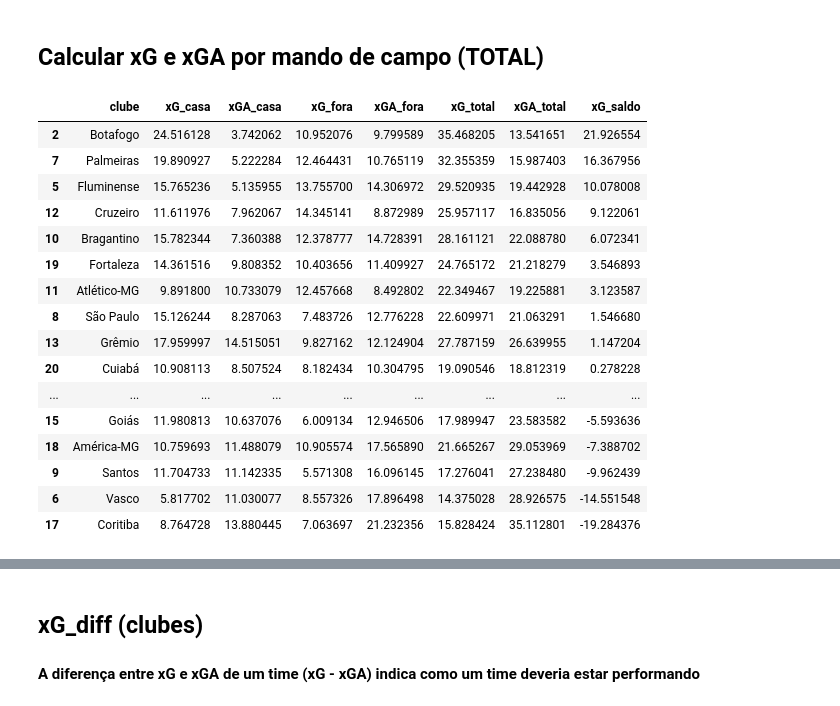
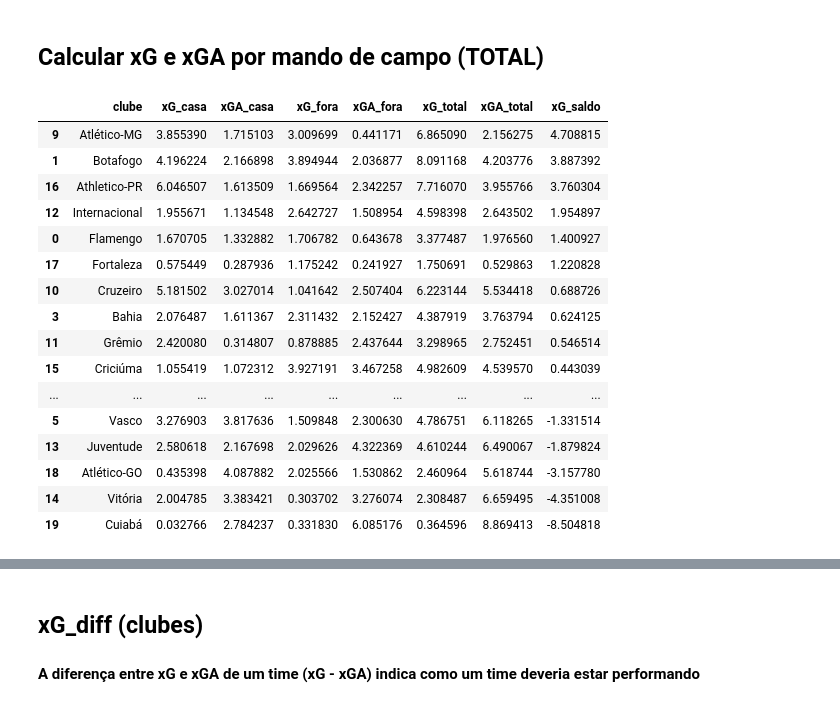
Before and after one commit to patalanov/gm-ml, a Jupyter notebook: xG_v3.ipynb, the cells around one changed output, grey strips where cells are left out. Drawn from its saved outputs; the diff is of its cells as text; code cells hidden in the pictures.

```diff
--- a/xG_v3.ipynb
+++ b/xG_v3.ipynb
@@ -333,11 +366,11 @@ print(set(df_finalizacoes[df_finalizacoes['Torneio']=='Brasileiro']['Edicao']))
 # %%
 #plot_violin_plot(df_finalizacoes)
 # %%
-# removendo linhas com valores ausentes
-df_finalizacoes = df_finalizacoes.dropna()
-#df = df.drop(columns = ['x','y','Center_dis'])
+# # removendo linhas com valores ausentes
+# df_finalizacoes = df_finalizacoes.dropna()
+# #df = df.drop(columns = ['x','y','Center_dis'])
 
-#convertendo as colunas 'header' e 'Goal' para valores numéricos
-df_finalizacoes['header'] = pd.to_numeric(df_finalizacoes['header'])
-df_finalizacoes['Goal'] = pd.to_numeric(df_finalizacoes['Goal'])
+# #convertendo as colunas 'header' e 'Goal' para valores numéricos
+# df_finalizacoes['header'] = pd.to_numeric(df_finalizacoes['header'])
+# df_finalizacoes['Goal'] = pd.to_numeric(df_finalizacoes['Goal'])
 # %%
@@ -748,17 +781,17 @@ Outra vantagem da curva ROC é que se optássemos por usar outras técnicas de c
 - Ângulo
 - Cabeçada
 # %%
-train_5 = df_finalizacoes[['Goal','Metros','xG_angle_degrees','xG_vertical_angle_degrees','ContraAtaque','header']].copy()
-x_train_5, x_test_5, y_train_5, y_test_5 = train_test_split(train_5.drop('Goal',axis=1),
-                                                    train_5['Goal'], test_size=0.20,
-                                                    random_state=10)
+# train_5 = df_finalizacoes[['Goal','Metros','xG_angle_degrees','xG_vertical_angle_degrees','ContraAtaque','header']].copy()
+# x_train_5, x_test_5, y_train_5, y_test_5 = train_test_split(train_5.drop('Goal',axis=1),
+#                                                     train_5['Goal'], test_size=0.20,
+#                                                     random_state=10)
 
-lgm_5 = LogisticRegression(fit_intercept=False,solver='lbfgs')
-lgm_5.fit(x_train_5,y_train_5)
+# lgm_5 = LogisticRegression(fit_intercept=False,solver='lbfgs')
+# lgm_5.fit(x_train_5,y_train_5)
 
-y_pred = lgm_5.predict_proba(x_test_5)[:,1]
-y_hat = lgm_5.predict_proba(train_5.drop('Goal',axis=1))[:,1]
-y_hat.shape
+# y_pred = lgm_5.predict_proba(x_test_5)[:,1]
+# y_hat = lgm_5.predict_proba(train_5.drop('Goal',axis=1))[:,1]
+# y_hat.shape
 # %% [output]
 (956,)
 # %% [markdown]
@@ -1185,5 +1218,5 @@ df_geral = xgboost_xG(df=df_finalizacoes)
 #df_geral = logistic_regression_xG(df=df_finalizacoes)
 
 # filtrar apenas lances do campeonato brasileiro
-df_brasileiro = df_geral.loc[(df_finalizacoes['Torneio']=='Brasileiro')&(df_finalizacoes['Edicao']==2023)]
+df_brasileiro = df_geral.loc[(df_finalizacoes['Torneio']=='Brasileiro')&(df_finalizacoes['Edicao']==2024)]
 # %% [output]
@@ -1243,0 +1320,6 @@ df_cartola = pd.read_csv(file_name, compression='gzip', low_memory=False)
+# %%
+from calls import get_equipes_sde
+
+_, clubes_e_ids, _ = get_equipes_sde(2024)
+times_dict = clubes_e_ids
+times_dict_r = {v:k for k, v in times_dict.items()}
@@ -1838,38 +1990,42 @@ df_xg_mando.dropna()
 # %%
 # obter dataframes desejados para xG e xGA, por mando
 xG_mandante_total, xGA_mandante_total, xG_visitante_total, xGA_visitante_total = goals_expected_and_allowed_total(df_brasileiro, metric='xG')
 # aglutinar dataframes
 frames_total = [xG_mandante_total, xGA_mandante_total, xG_visitante_total, xGA_visitante_total]
 # concatená-lo num único dataframe
 df_xg_mando_total = pd.concat(frames_total)
 # agrupar por equipe
 df_xg_mando_total = df_xg_mando_total.groupby('clube_id')[['xG_casa','xGA_casa','xG_fora', 'xGA_fora']].first().reset_index()
 # trazer nomes equipes
 df_xg_mando_total['clube'] = df_xg_mando_total['clube_id'].map(times_dict_r)
 # ordem des ejada das coluas
 df_xg_mando_total = df_xg_mando_total[['clube', 'xG_casa', 'xGA_casa', 'xG_fora', 'xGA_fora']]
+
+df_xg_mando_total = df_xg_mando_total.fillna(0)
+
 # obter totais
 df_xg_mando_total['xG_total'] = df_xg_mando_total['xG_casa'] + df_xg_mando_total['xG_fora']
 df_xg_mando_total['xGA_total'] = df_xg_mando_total['xGA_casa'] + df_xg_mando_total['xGA_fora']
 df_xg_mando_total['xG_saldo'] = df_xg_mando_total['xG_total'] - df_xg_mando_total['xGA_total']
 
 df_xg_mando_total.dropna().sort_values(by='xG_saldo', ascending=False)
+df_xg_mando_total.sort_values(by='xG_saldo', ascending=False)
 # %% [output]
 |  | clube | xG_casa | xGA_casa | xG_fora | xGA_fora | xG_total | xGA_total | xG_saldo |
-| 2 | Botafogo | 24.516128 | 3.742062 | 10.952076 | 9.799589 | 35.468205 | 13.541651 | 21.926554 |
-| 7 | Palmeiras | 19.890927 | 5.222284 | 12.464431 | 10.765119 | 32.355359 | 15.987403 | 16.367956 |
-| 5 | Fluminense | 15.765236 | 5.135955 | 13.755700 | 14.306972 | 29.520935 | 19.442928 | 10.078008 |
-| 12 | Cruzeiro | 11.611976 | 7.962067 | 14.345141 | 8.872989 | 25.957117 | 16.835056 | 9.122061 |
-| 10 | Bragantino | 15.782344 | 7.360388 | 12.378777 | 14.728391 | 28.161121 | 22.088780 | 6.072341 |
-| 19 | Fortaleza | 14.361516 | 9.808352 | 10.403656 | 11.409927 | 24.765172 | 21.218279 | 3.546893 |
-| 11 | Atlético-MG | 9.891800 | 10.733079 | 12.457668 | 8.492802 | 22.349467 | 19.225881 | 3.123587 |
-| 8 | São Paulo | 15.126244 | 8.287063 | 7.483726 | 12.776228 | 22.609971 | 21.063291 | 1.546680 |
-| 13 | Grêmio | 17.959997 | 14.515051 | 9.827162 | 12.124904 | 27.787159 | 26.639955 | 1.147204 |
-| 20 | Cuiabá | 10.908113 | 8.507524 | 8.182434 | 10.304795 | 19.090546 | 18.812319 | 0.278228 |
+| 9 | Atlético-MG | 3.855390 | 1.715103 | 3.009699 | 0.441171 | 6.865090 | 2.156275 | 4.708815 |
+| 1 | Botafogo | 4.196224 | 2.166898 | 3.894944 | 2.036877 | 8.091168 | 4.203776 | 3.887392 |
+| 16 | Athletico-PR | 6.046507 | 1.613509 | 1.669564 | 2.342257 | 7.716070 | 3.955766 | 3.760304 |
+| 12 | Internacional | 1.955671 | 1.134548 | 2.642727 | 1.508954 | 4.598398 | 2.643502 | 1.954897 |
+| 0 | Flamengo | 1.670705 | 1.332882 | 1.706782 | 0.643678 | 3.377487 | 1.976560 | 1.400927 |
+| 17 | Fortaleza | 0.575449 | 0.287936 | 1.175242 | 0.241927 | 1.750691 | 0.529863 | 1.220828 |
+| 10 | Cruzeiro | 5.181502 | 3.027014 | 1.041642 | 2.507404 | 6.223144 | 5.534418 | 0.688726 |
+| 3 | Bahia | 2.076487 | 1.611367 | 2.311432 | 2.152427 | 4.387919 | 3.763794 | 0.624125 |
+| 11 | Grêmio | 2.420080 | 0.314807 | 0.878885 | 2.437644 | 3.298965 | 2.752451 | 0.546514 |
+| 15 | Criciúma | 1.055419 | 1.072312 | 3.927191 | 3.467258 | 4.982609 | 4.539570 | 0.443039 |
 | ... | ... | ... | ... | ... | ... | ... | ... | ... |
-| 15 | Goiás | 11.980813 | 10.637076 | 6.009134 | 12.946506 | 17.989947 | 23.583582 | -5.593636 |
-| 18 | América-MG | 10.759693 | 11.488079 | 10.905574 | 17.565890 | 21.665267 | 29.053969 | -7.388702 |
-| 9 | Santos | 11.704733 | 11.142335 | 5.571308 | 16.096145 | 17.276041 | 27.238480 | -9.962439 |
-| 6 | Vasco | 5.817702 | 11.030077 | 8.557326 | 17.896498 | 14.375028 | 28.926575 | -14.551548 |
-| 17 | Coritiba | 8.764728 | 13.880445 | 7.063697 | 21.232356 | 15.828424 | 35.112801 | -19.284376 |
+| 5 | Vasco | 3.276903 | 3.817636 | 1.509848 | 2.300630 | 4.786751 | 6.118265 | -1.331514 |
+| 13 | Juventude | 2.580618 | 2.167698 | 2.029626 | 4.322369 | 4.610244 | 6.490067 | -1.879824 |
+| 18 | Atlético-GO | 0.435398 | 4.087882 | 2.025566 | 1.530862 | 2.460964 | 5.618744 | -3.157780 |
+| 14 | Vitória | 2.004785 | 3.383421 | 0.303702 | 3.276074 | 2.308487 | 6.659495 | -4.351008 |
+| 19 | Cuiabá | 0.032766 | 2.784237 | 0.331830 | 6.085176 | 0.364596 | 8.869413 | -8.504818 |
 # %%
```
Also changed, not shown: parts of 100 cells of this notebook, 13 other files.
